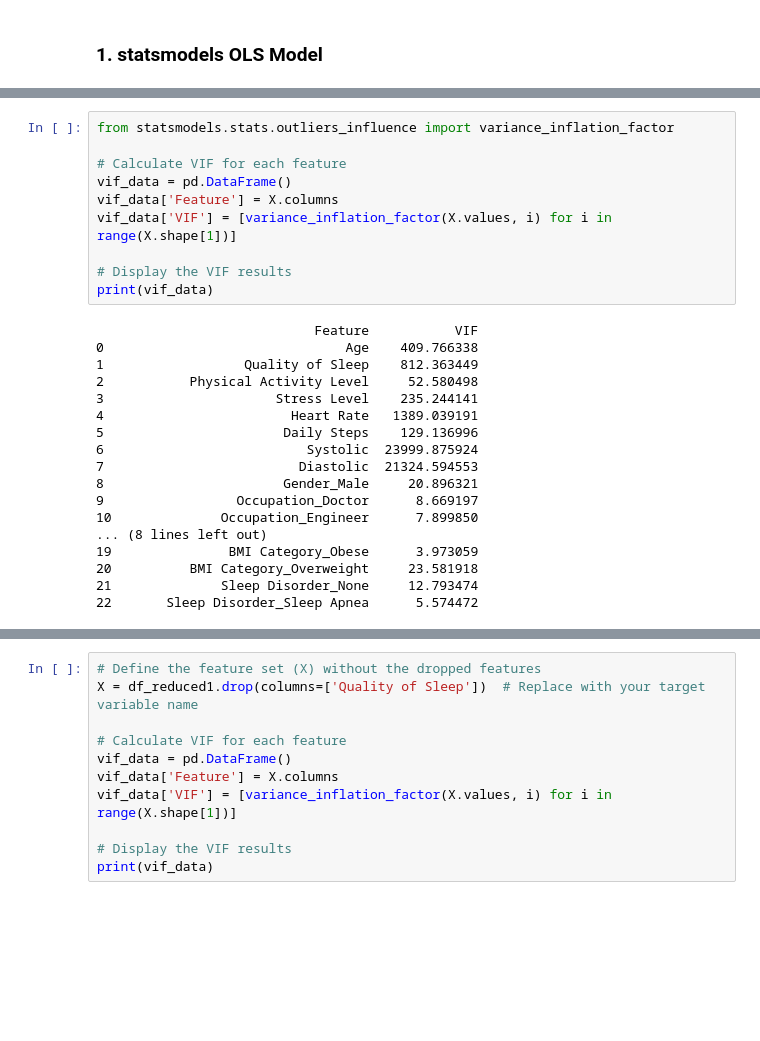
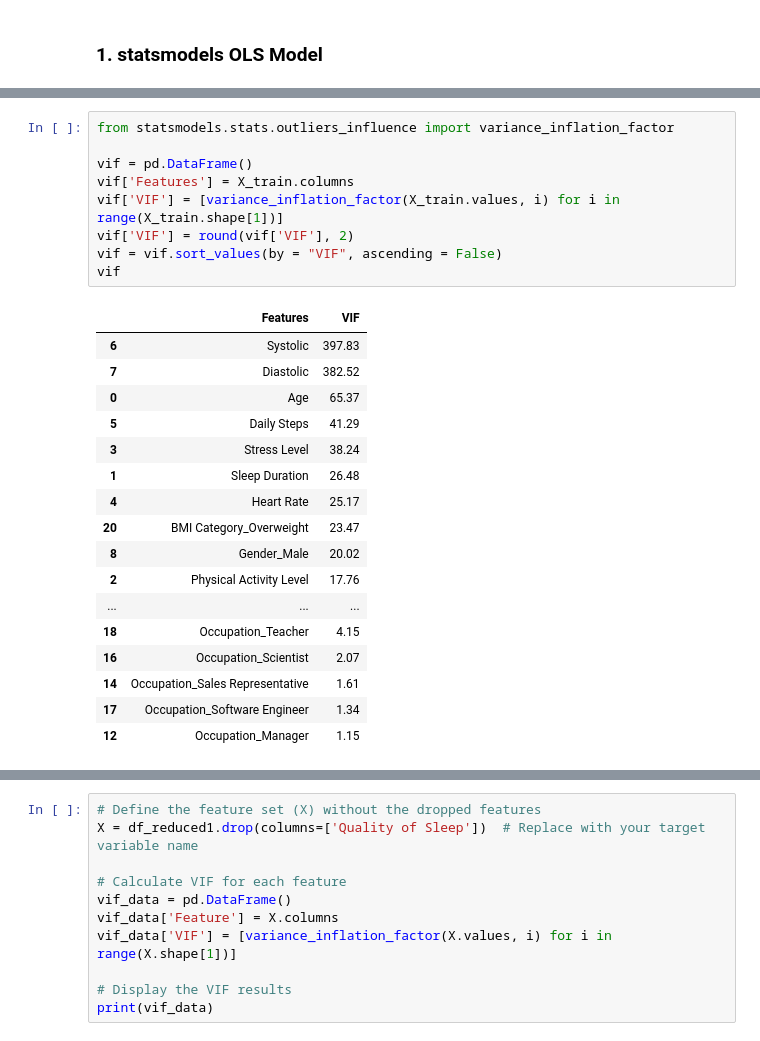
Before and after one commit to AzlinRusnan/Sleep_Quality_Analysis, a Jupyter notebook: Sleep_Duration_vs_Quality.ipynb, the cells around one changed output, grey strips where cells are left out. Cells and saved outputs as stored; diff of their text form; blank space fills up the shorter version.

```diff
--- a/Sleep_Duration_vs_Quality.ipynb
+++ b/Sleep_Duration_vs_Quality.ipynb
@@ -238,28 +263,27 @@ strong multicollinearity or other numerical problems.
 # %%
 from statsmodels.stats.outliers_influence import variance_inflation_factor
 
-# Calculate VIF for each feature
-vif_data = pd.DataFrame()
-vif_data['Feature'] = X.columns
-vif_data['VIF'] = [variance_inflation_factor(X.values, i) for i in range(X.shape[1])]
-
-# Display the VIF results
-print(vif_data)
+vif = pd.DataFrame()
+vif['Features'] = X_train.columns
+vif['VIF'] = [variance_inflation_factor(X_train.values, i) for i in range(X_train.shape[1])]
+vif['VIF'] = round(vif['VIF'], 2)
+vif = vif.sort_values(by = "VIF", ascending = False)
+vif
 # %% [output]
-                            Feature           VIF
-0                               Age    409.766338
-1                  Quality of Sleep    812.363449
-2           Physical Activity Level     52.580498
-3                      Stress Level    235.244141
-4                        Heart Rate   1389.039191
-5                       Daily Steps    129.136996
-6                          Systolic  23999.875924
-7                         Diastolic  21324.594553
-8                       Gender_Male     20.896321
-9                 Occupation_Doctor      8.669197
-10              Occupation_Engineer      7.899850
-... (8 lines left out)
-19               BMI Category_Obese      3.973059
-20          BMI Category_Overweight     23.581918
-21              Sleep Disorder_None     12.793474
-22       Sleep Disorder_Sleep Apnea      5.574472
+|  | Features | VIF |
+| 6 | Systolic | 397.83 |
+| 7 | Diastolic | 382.52 |
+| 0 | Age | 65.37 |
+| 5 | Daily Steps | 41.29 |
+| 3 | Stress Level | 38.24 |
+| 1 | Sleep Duration | 26.48 |
+| 4 | Heart Rate | 25.17 |
+| 20 | BMI Category_Overweight | 23.47 |
+| 8 | Gender_Male | 20.02 |
+| 2 | Physical Activity Level | 17.76 |
+| ... | ... | ... |
+| 18 | Occupation_Teacher | 4.15 |
+| 16 | Occupation_Scientist | 2.07 |
+| 14 | Occupation_Sales Representative | 1.61 |
+| 17 | Occupation_Software Engineer | 1.34 |
+| 12 | Occupation_Manager | 1.15 |
```
Also changed, not shown: parts of 16 cells of this notebook.
